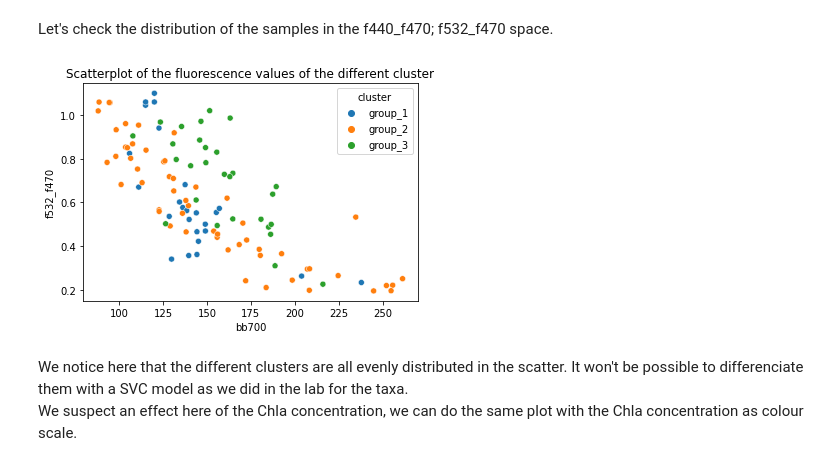
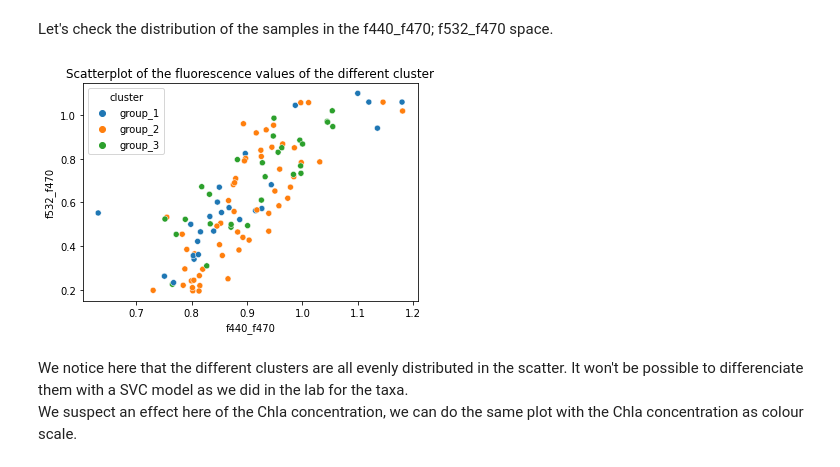
Before and after one commit to Flavi1P/Multispectral-Fluorescence, a Jupyter notebook: Boussole/Scripts/svc_bouss.ipynb, the cells around one changed output. Saved outputs shown, nothing was run; the diff lists cells and outputs as text; code cells hidden in the pictures.

```diff
--- a/Boussole/Scripts/svc_bouss.ipynb
+++ b/Boussole/Scripts/svc_bouss.ipynb
@@ -22,12 +22,12 @@ Let's check the distribution of the samples in the f440_f470; f532_f470 space.
 # %%
 import matplotlib.pyplot as plt
 import seaborn as sns
 
-sns.scatterplot(data = data, x = "bb700", y = "f532_f470", hue = "cluster")
+sns.scatterplot(data = data, x = "f440_f470", y = "f532_f470", hue = "cluster")
 plt.title("Scatterplot of the fluorescence values of the different cluster")
 plt.show()
 # %% [output]
-[figure, old version]
+[figure, new version]
 # %% [markdown]
 We notice here that the different clusters are all evenly distributed in the scatter. It won't be possible to differenciate them with a SVC model as we did in the lab for the taxa.<br/>
 We suspect an effect here of the Chla concentration, we can do the same plot with the Chla concentration as colour scale.
```
Also changed, not shown: parts of 12 cells of this notebook, 2 other files.
